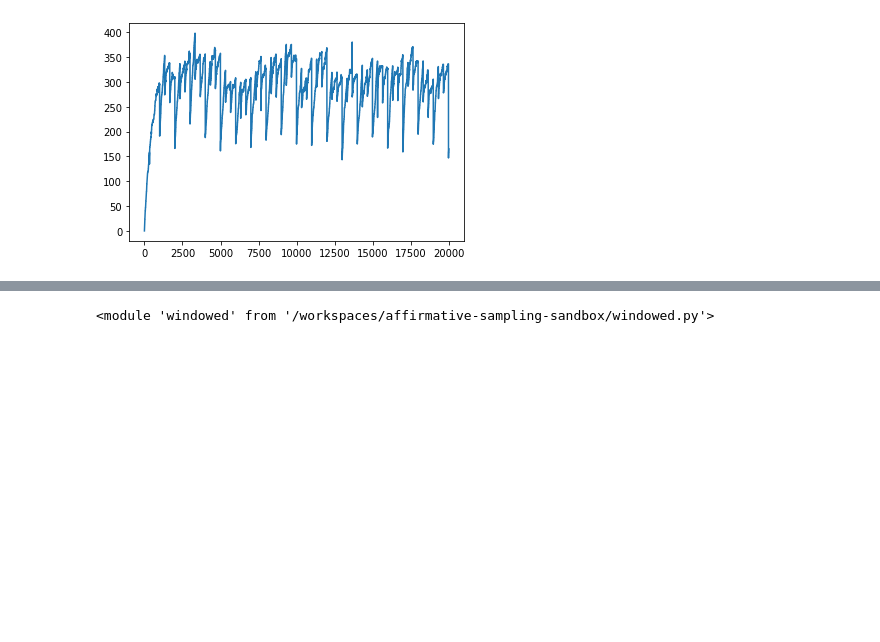
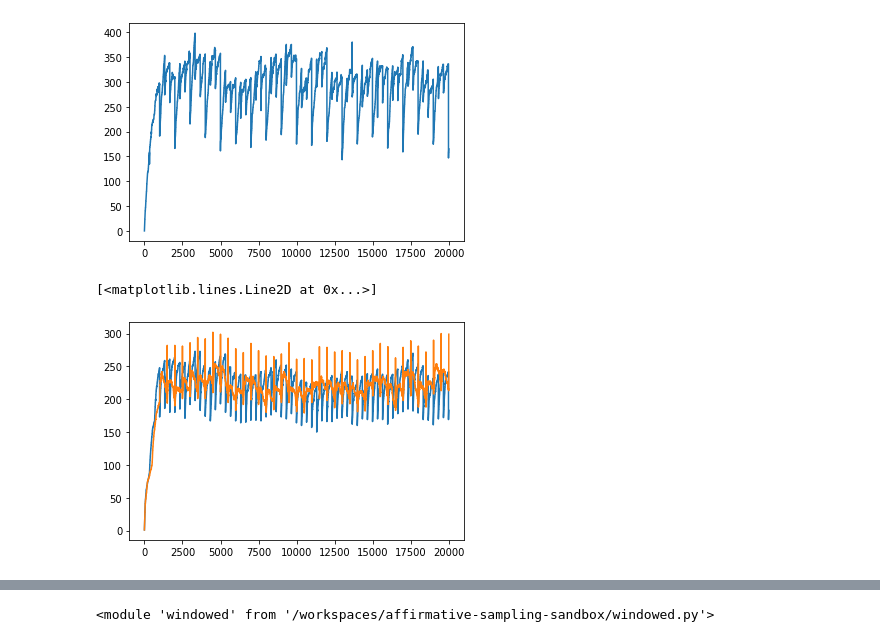
Before and after one commit to jlumbroso/affirmative-sampling-sandbox, a Jupyter notebook: WindowedSandbox3.ipynb, the cells around one changed output, grey strips where cells are left out. Cells and saved outputs as stored; diff of their text form; code cells hidden in the pictures; blank space fills up the shorter version.

```diff
--- a/WindowedSandbox3.ipynb
+++ b/WindowedSandbox3.ipynb
@@ -217,3 +245,23 @@ plt.plot(waf_v5_windowed_cardinality_est)
 # %% [output]
 [<matplotlib.lines.Line2D at 0x...>]
 [figure]
+# %%
+waf_v5b = windowed.WindowedV5BAffSample()
+
+waf_v5b_windowed_sample_size = []
+waf_v5b_windowed_cardinality = []
+waf_v5b_windowed_cardinality_est = []
+
+tokens = mobydick_tokens[:20000]
+
+for timestamp, token in enumerate(tokens):
+    waf_v5b.process(token)
+    waf_v5b_windowed_sample_size.append(waf_v5b.size)
+    waf_v5b_windowed_cardinality.append(len(set(tokens[max(0, timestamp - waf_v5b.w):timestamp])))
+    waf_v5b_windowed_cardinality_est.append(waf_v5b.cardinality_estimate)
+# %%
+plt.plot(waf_v5_windowed_sample_size)
+plt.plot(waf_v5b_windowed_sample_size)
+# %% [output]
+[<matplotlib.lines.Line2D at 0x...>]
+[figure, added]
```
Also changed, not shown: parts of 11 cells of this notebook, 1 other file.
